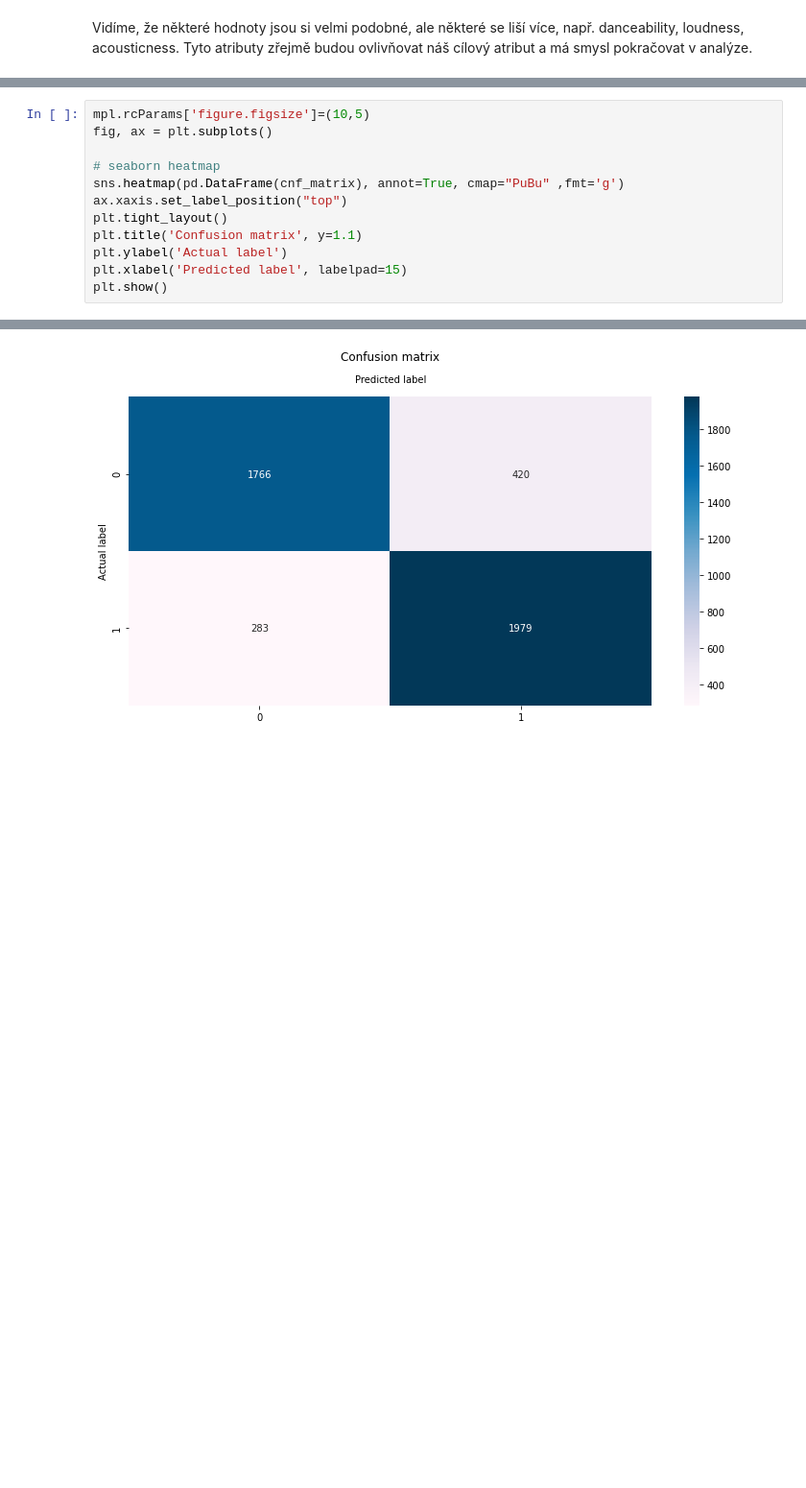
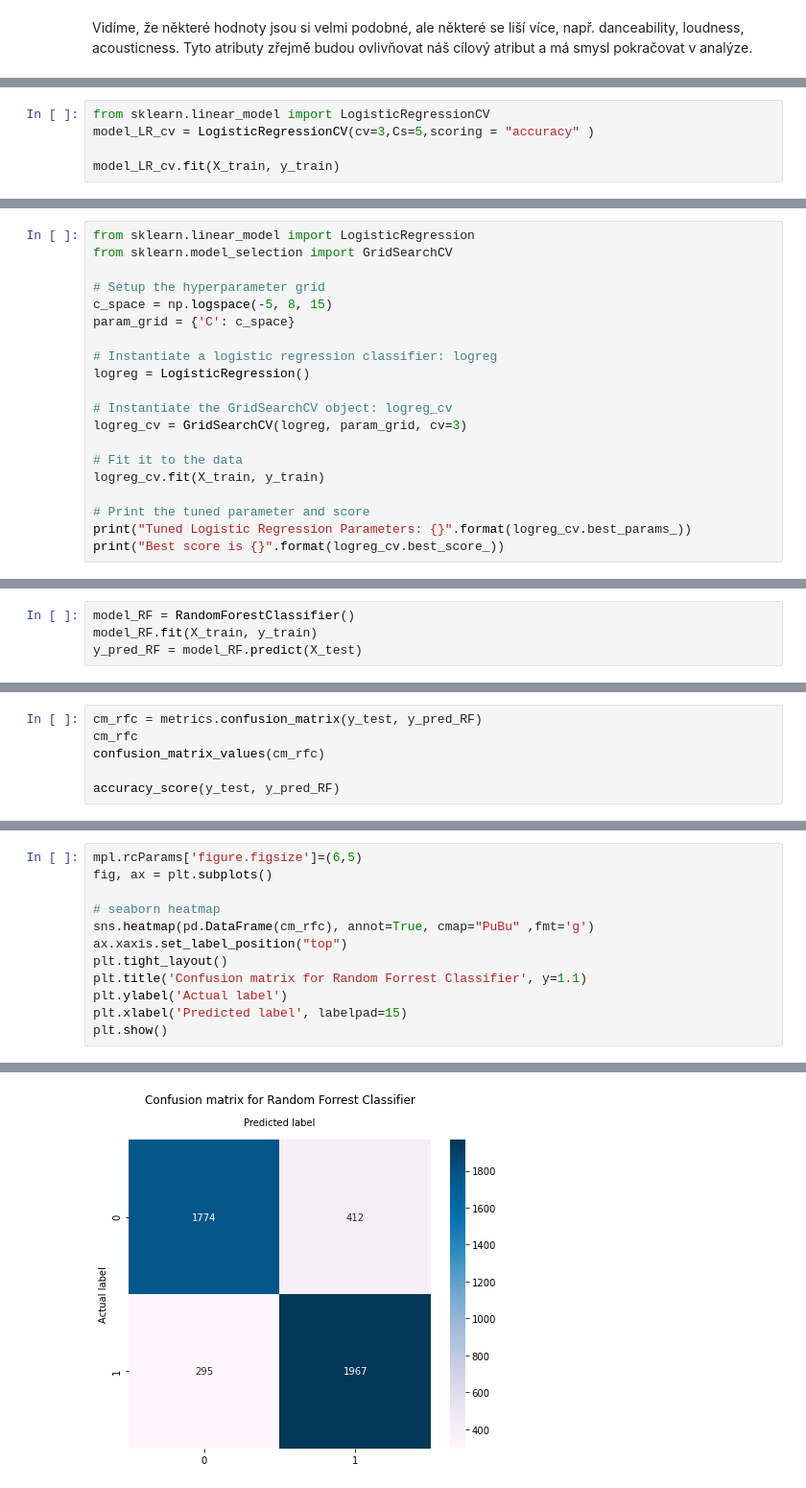
Before and after one commit to psorafa/4IZ565, a Jupyter notebook: spotify hit songs predictor.ipynb, the cells around one changed output, grey strips where cells are left out. Shown at 96% size. Cells and saved outputs as stored; diff of their text form; blank space fills up the shorter version.

```diff
--- a/spotify hit songs predictor.ipynb
+++ b/spotify hit songs predictor.ipynb
@@ -222,0 +264,5 @@ array([[1766,  420],
+# %%
+from sklearn.linear_model import LogisticRegressionCV
+model_LR_cv = LogisticRegressionCV(cv=3,Cs=5,scoring = "accuracy" )
+
+model_LR_cv.fit(X_train, y_train)
@@ -222,0 +305,20 @@ array([[1766,  420],
+# %%
+from sklearn.linear_model import LogisticRegression
+from sklearn.model_selection import GridSearchCV
+
+# Setup the hyperparameter grid
+c_space = np.logspace(-5, 8, 15)
+param_grid = {'C': c_space}
+
+# Instantiate a logistic regression classifier: logreg
+logreg = LogisticRegression()
+
+# Instantiate the GridSearchCV object: logreg_cv
+logreg_cv = GridSearchCV(logreg, param_grid, cv=3)
+
+# Fit it to the data
+logreg_cv.fit(X_train, y_train)
+
+# Print the tuned parameter and score
+print("Tuned Logistic Regression Parameters: {}".format(logreg_cv.best_params_))
+print("Best score is {}".format(logreg_cv.best_score_))
@@ -222,0 +337,4 @@ array([[1766,  420],
+# %%
+model_RF = RandomForestClassifier()
+model_RF.fit(X_train, y_train)
+y_pred_RF = model_RF.predict(X_test)
@@ -222,0 +343,6 @@ array([[1766,  420],
+# %%
+cm_rfc = metrics.confusion_matrix(y_test, y_pred_RF)
+cm_rfc
+confusion_matrix_values(cm_rfc)
+
+accuracy_score(y_test, y_pred_RF)
@@ -223,12 +357,12 @@ array([[1766,  420],
 # %%
-mpl.rcParams['figure.figsize']=(10,5)
+mpl.rcParams['figure.figsize']=(6,5)
 fig, ax = plt.subplots()
 
 # seaborn heatmap
-sns.heatmap(pd.DataFrame(cnf_matrix), annot=True, cmap="PuBu" ,fmt='g')
+sns.heatmap(pd.DataFrame(cm_rfc), annot=True, cmap="PuBu" ,fmt='g')
 ax.xaxis.set_label_position("top")
 plt.tight_layout()
-plt.title('Confusion matrix', y=1.1)
+plt.title('Confusion matrix for Random Forrest Classifier', y=1.1)
 plt.ylabel('Actual label')
 plt.xlabel('Predicted label', labelpad=15)
 plt.show()
@@ -239,2 +373,2 @@ Text(69.0, 0.5, 'Actual label')
 Text(0.5, 320.8, 'Predicted label')
-[figure, old version]
+[figure, new version]
```
Also changed, not shown: parts of 43 cells of this notebook, 1 other file.
